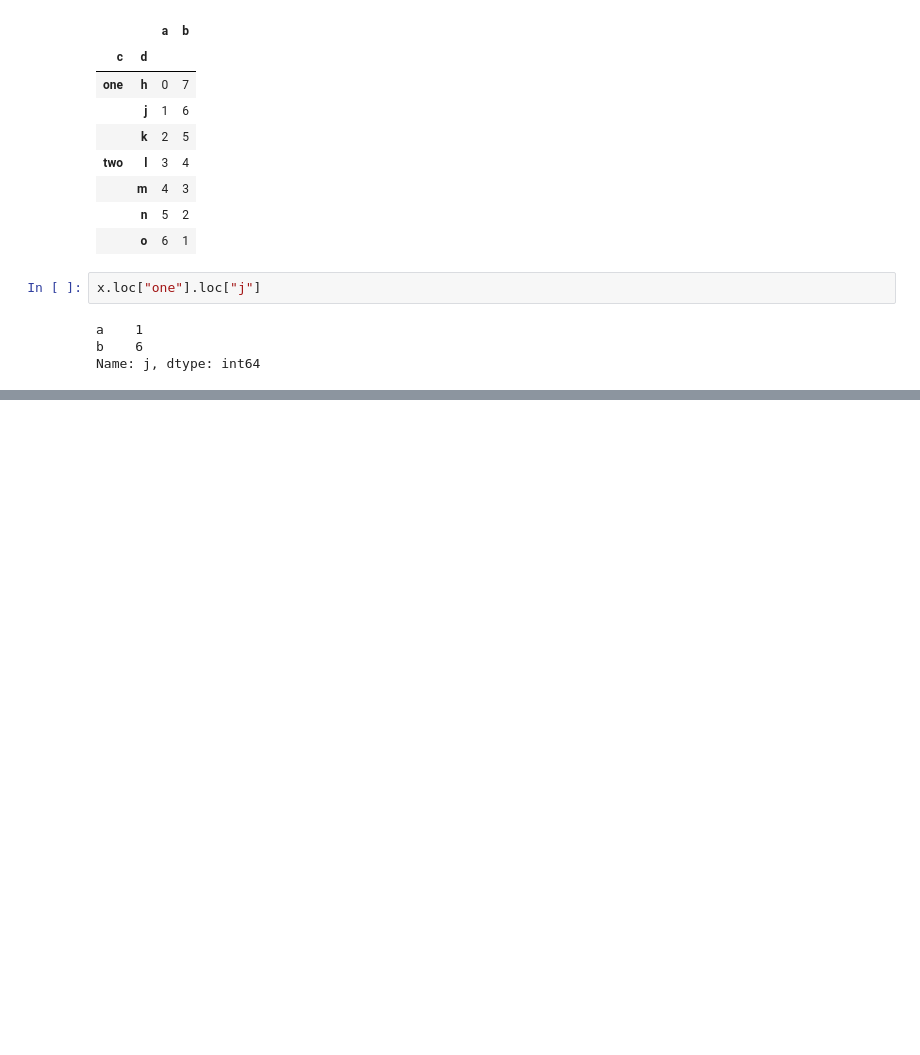
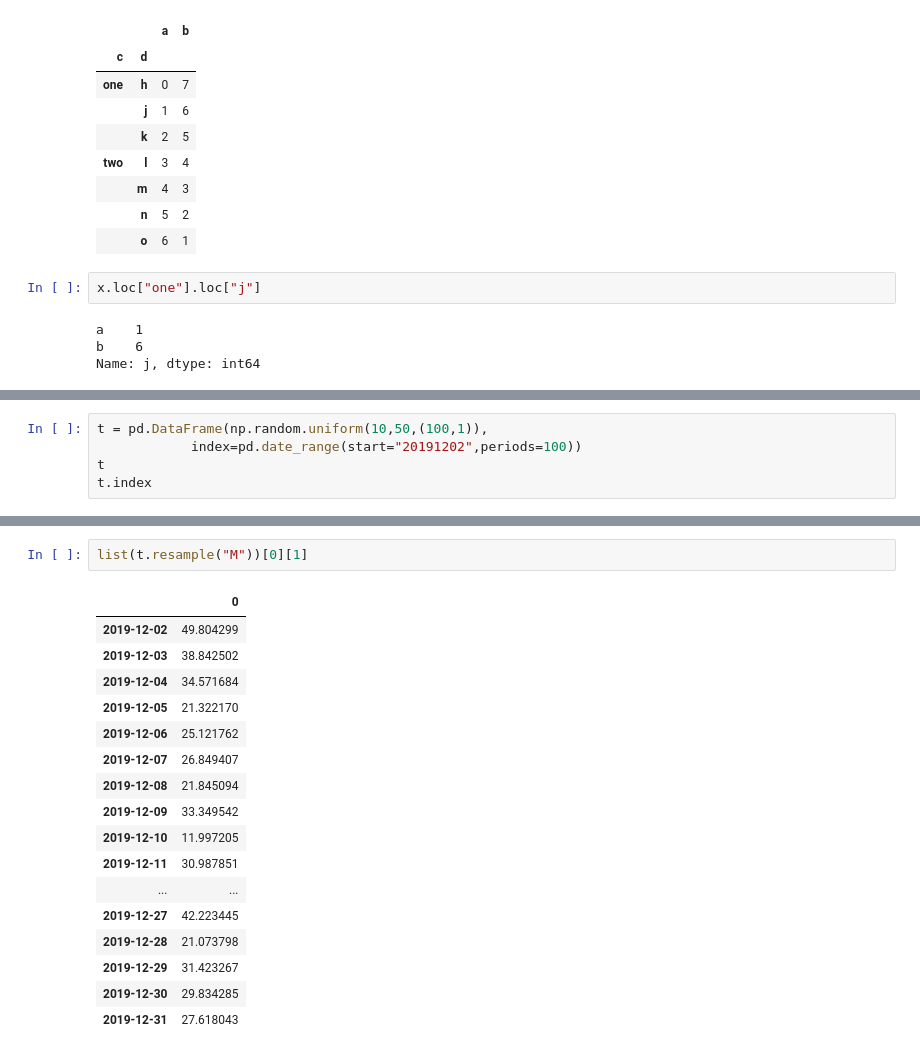
Before and after one commit to wyl2005/notebooks, a Jupyter notebook: pandas_study/pandas_study.ipynb, the cells around one changed output, grey strips where cells are left out. Cells and saved outputs as stored; diff of their text form; blank space fills up the shorter version.

```diff
--- a/pandas_study/pandas_study.ipynb
+++ b/pandas_study/pandas_study.ipynb
@@ -609,0 +646,5 @@ Name: j, dtype: int64
+# %%
+t = pd.DataFrame(np.random.uniform(10,50,(100,1)),
+            index=pd.date_range(start="20191202",periods=100))
+t
+t.index
@@ -609,0 +669,20 @@ Name: j, dtype: int64
+# %%
+list(t.resample("M"))[0][1]
+# %% [output]
+|  | 0 |
+| 2019-12-02 | 49.804299 |
+| 2019-12-03 | 38.842502 |
+| 2019-12-04 | 34.571684 |
+| 2019-12-05 | 21.322170 |
+| 2019-12-06 | 25.121762 |
+| 2019-12-07 | 26.849407 |
+| 2019-12-08 | 21.845094 |
+| 2019-12-09 | 33.349542 |
+| 2019-12-10 | 11.997205 |
+| 2019-12-11 | 30.987851 |
+| ... | ... |
+| 2019-12-27 | 42.223445 |
+| 2019-12-28 | 21.073798 |
+| 2019-12-29 | 31.423267 |
+| 2019-12-30 | 29.834285 |
+| 2019-12-31 | 27.618043 |
```
Also changed, not shown: parts of 4 cells of this notebook, 3 other files.
